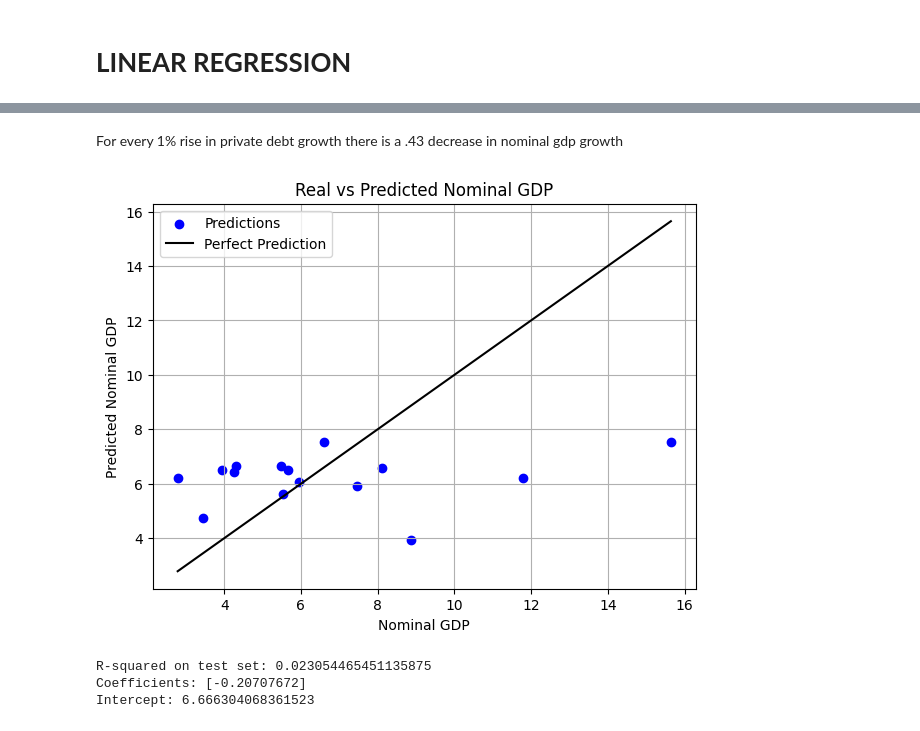
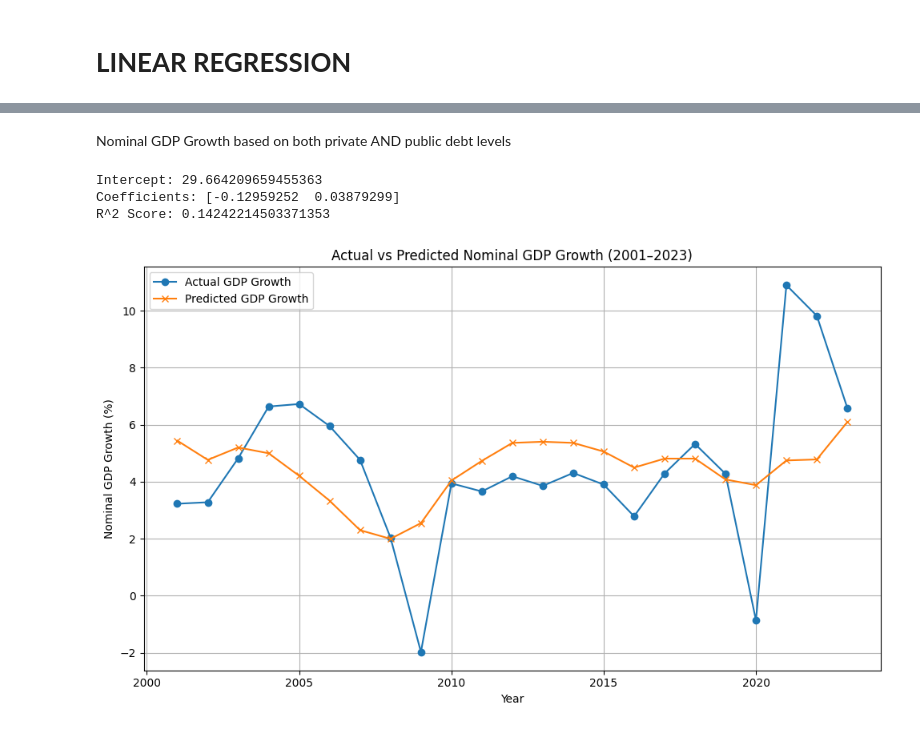
Before and after one commit to aeslha/july_21, a Jupyter notebook: DSRP_Final_Project.ipynb, the cells around one changed output, grey strips where cells are left out. Saved outputs shown, nothing was run; the diff lists cells and outputs as text; code cells hidden in the pictures.

```diff
--- a/DSRP_Final_Project.ipynb
+++ b/DSRP_Final_Project.ipynb
@@ -307,41 +223,30 @@ Intercept: 6.791624613800641
-# %% [markdown]
-For every 1% rise in private debt growth there is a .43 decrease in nominal gdp growth
-# %%
-# Define features
-X = df[['Total Private Debt Of All Instruments']].pct_change() * 100
-y = df['Nominal GDP'].pct_change() * 100
-
-# Remove rows with missing data
-X = X.dropna()
-y = y.loc[X.index]
-
-# Split into train/test
-X_train, X_test, y_train, y_test = train_test_split(
-    X, y, test_size=0.2, random_state=42)
-
-# Fit the model
-model = LinearRegression()
-model.fit(X_train, y_train)
-
-# Predict
-pred = model.predict(X_test)
-
-# Plotting: Predicted vs True
-plt.figure(figsize=(7, 5))
-plt.scatter(y_test, pred, color='blue', label='Predictions')
-plt.plot([y_test.min(), y_test.max()],[y_test.min(), y_test.max()], color='black', label='Perfect Prediction')
-plt.xlabel('Nominal GDP')
-plt.ylabel('Predicted Nominal GDP')
-plt.title('Real vs Predicted Nominal GDP')
-plt.legend()
-plt.grid(True)
-plt.show()
-
-print("R-squared on test set:", model.score(X_test, y_test))
-print("Coefficients:", model.coef_)
-print("Intercept:", model.intercept_)
-# %% [output]
-[figure, removed]
-R-squared on test set: 0.023054465451135875
-Coefficients: [-0.20707672]
-Intercept: 6.666304068361523
+# %% [markdown]
+Nominal GDP Growth based on both private AND public debt levels
+# %%
+X = df[['Total Private Debt Of All Instruments', 'General Government Debt']]
+y = df['Nominal GDP Growth']
+
+model = LinearRegression()
+model.fit(X, y)
+
+print("Intercept:", model.intercept_)
+print("Coefficients:", model.coef_)
+print("R^2 Score:", model.score(X, y))
+
+y_pred = model.predict(X)
+
+plt.figure(figsize=(10, 6))
+plt.plot(df['Year'], y, label='Actual GDP Growth', marker='o')
+plt.plot(df['Year'], y_pred, label='Predicted GDP Growth', marker='x')
+plt.xlabel('Year')
+plt.ylabel('Nominal GDP Growth (%)')
+plt.title('Actual vs Predicted Nominal GDP Growth (2001–2023)')
+plt.legend()
+plt.grid(True)
+plt.tight_layout()
+plt.show()
+# %% [output]
+Intercept: 29.664209659455363
+Coefficients: [-0.12959252  0.03879299]
+R^2 Score: 0.14242214503371353
+[figure, added]
```
Also changed, not shown: parts of 13 cells of this notebook.
